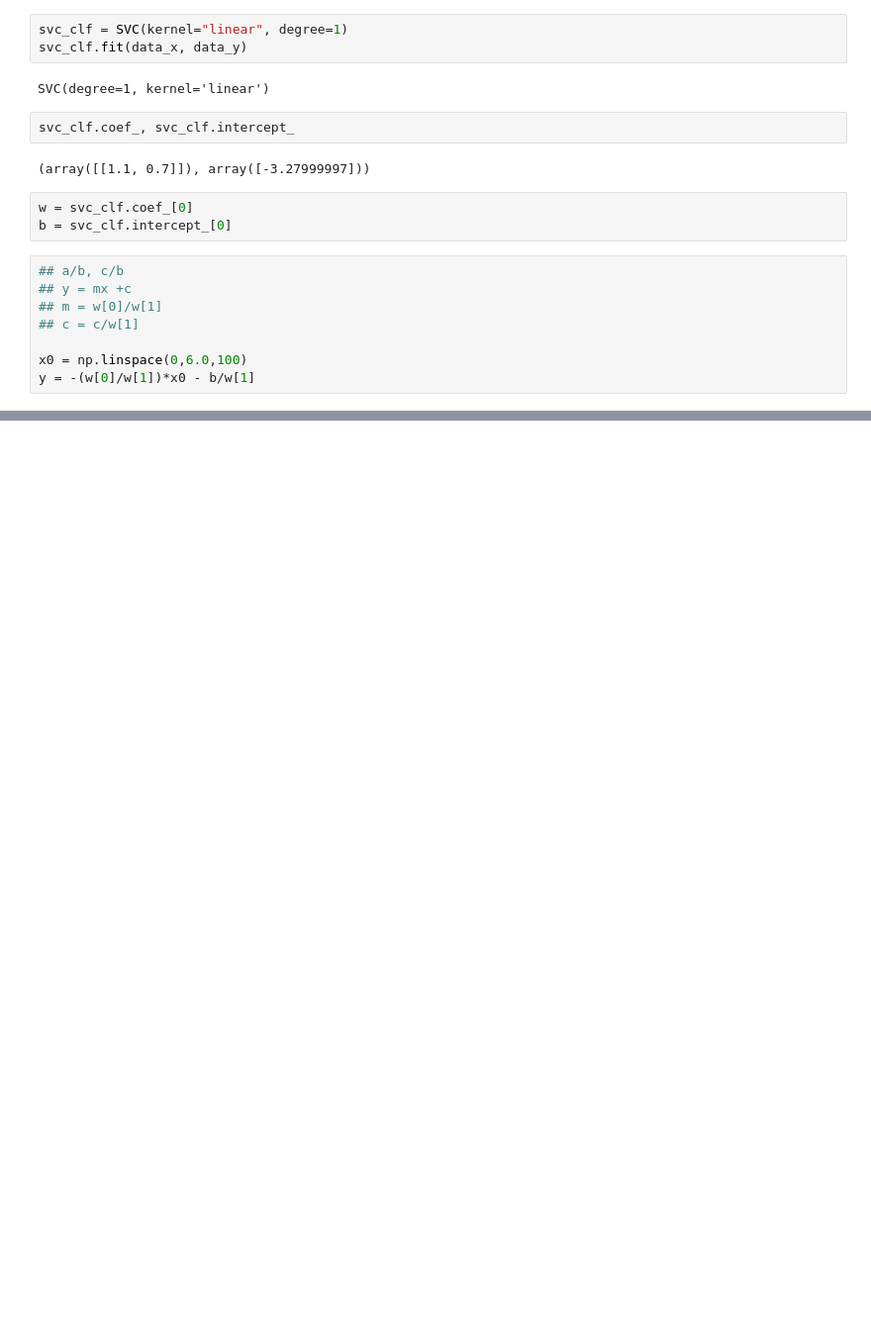
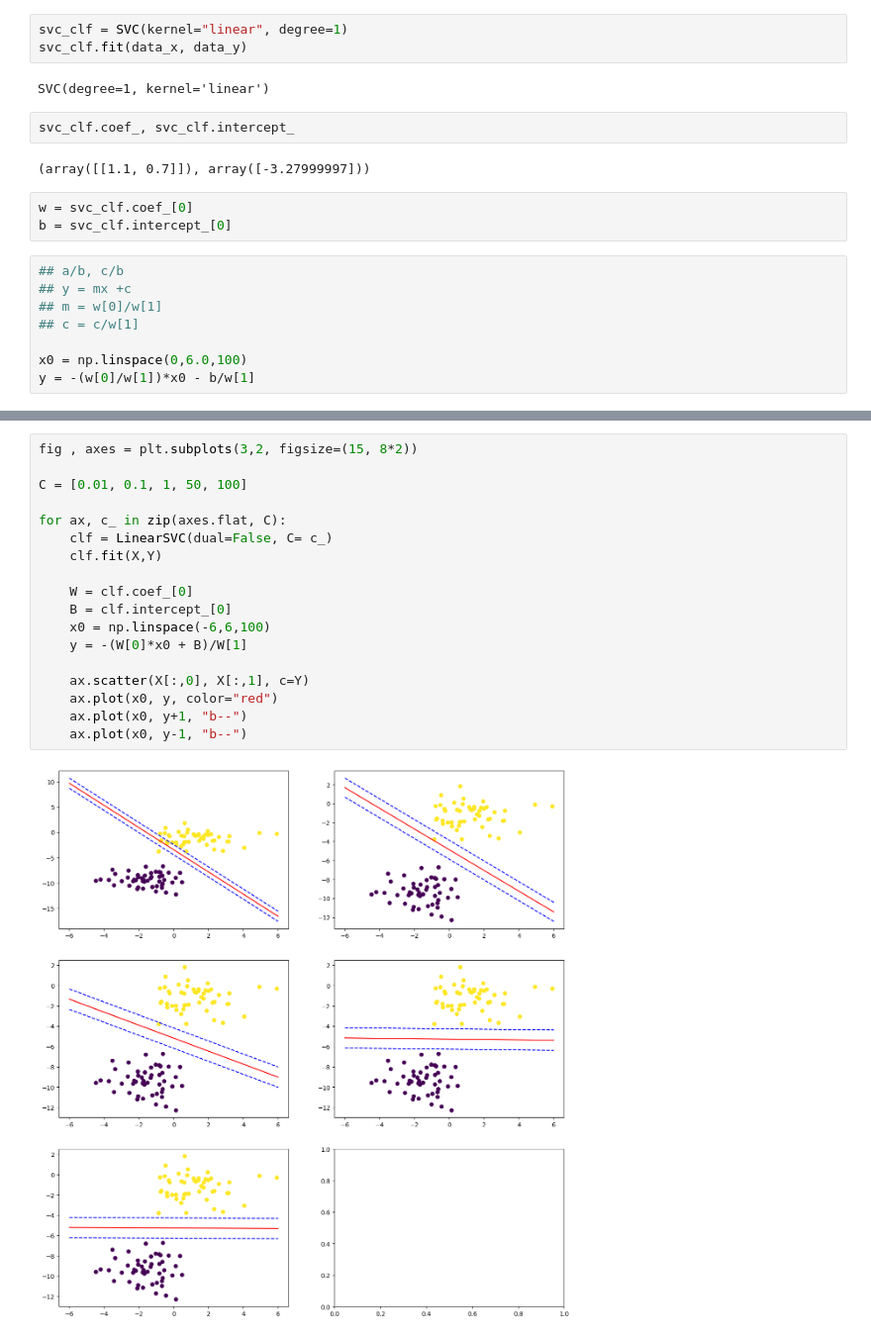
Before and after one commit to abhisunny2610/Data-Science, a Jupyter notebook: Machine Learning/Support Vector.ipynb, the cells around one changed output, grey strips where cells are left out. Shown at 99% size. Drawn from its saved outputs; the diff is of its cells as text; blank space fills up the shorter version.

```diff
--- a/Machine Learning/Support Vector.ipynb
+++ b/Machine Learning/Support Vector.ipynb
@@ -115,0 +128,20 @@ plt.show()
+# %%
+fig , axes = plt.subplots(3,2, figsize=(15, 8*2))
+
+C = [0.01, 0.1, 1, 50, 100]
+
+for ax, c_ in zip(axes.flat, C):
+    clf = LinearSVC(dual=False, C= c_)
+    clf.fit(X,Y)
+
+    W = clf.coef_[0]
+    B = clf.intercept_[0]
+    x0 = np.linspace(-6,6,100)
+    y = -(W[0]*x0 + B)/W[1]
+
+    ax.scatter(X[:,0], X[:,1], c=Y)
+    ax.plot(x0, y, color="red")
+    ax.plot(x0, y+1, "b--")
+    ax.plot(x0, y-1, "b--")
+# %% [output]
+[figure, added]
```
Also changed, not shown: parts of 4 cells of this notebook.
